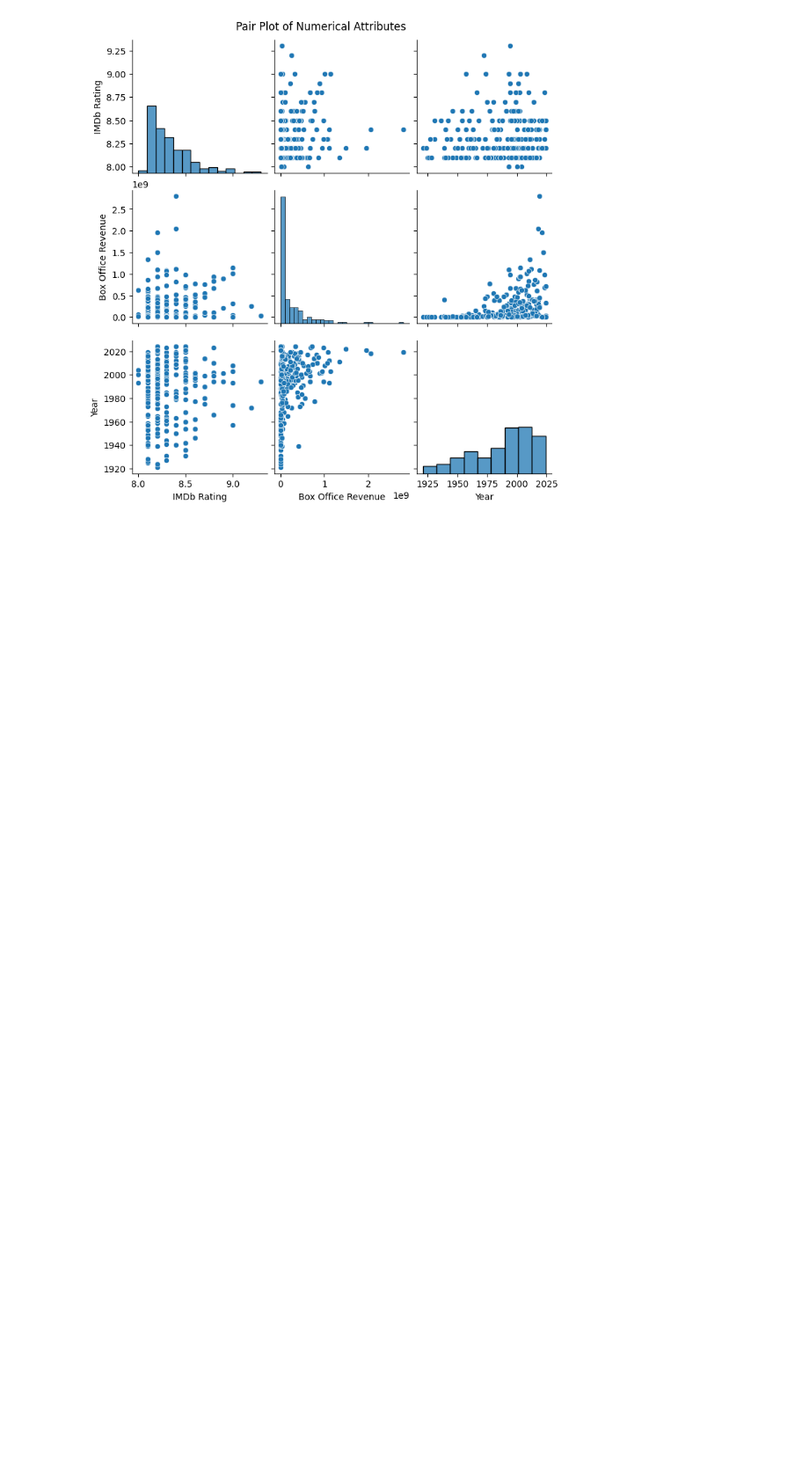
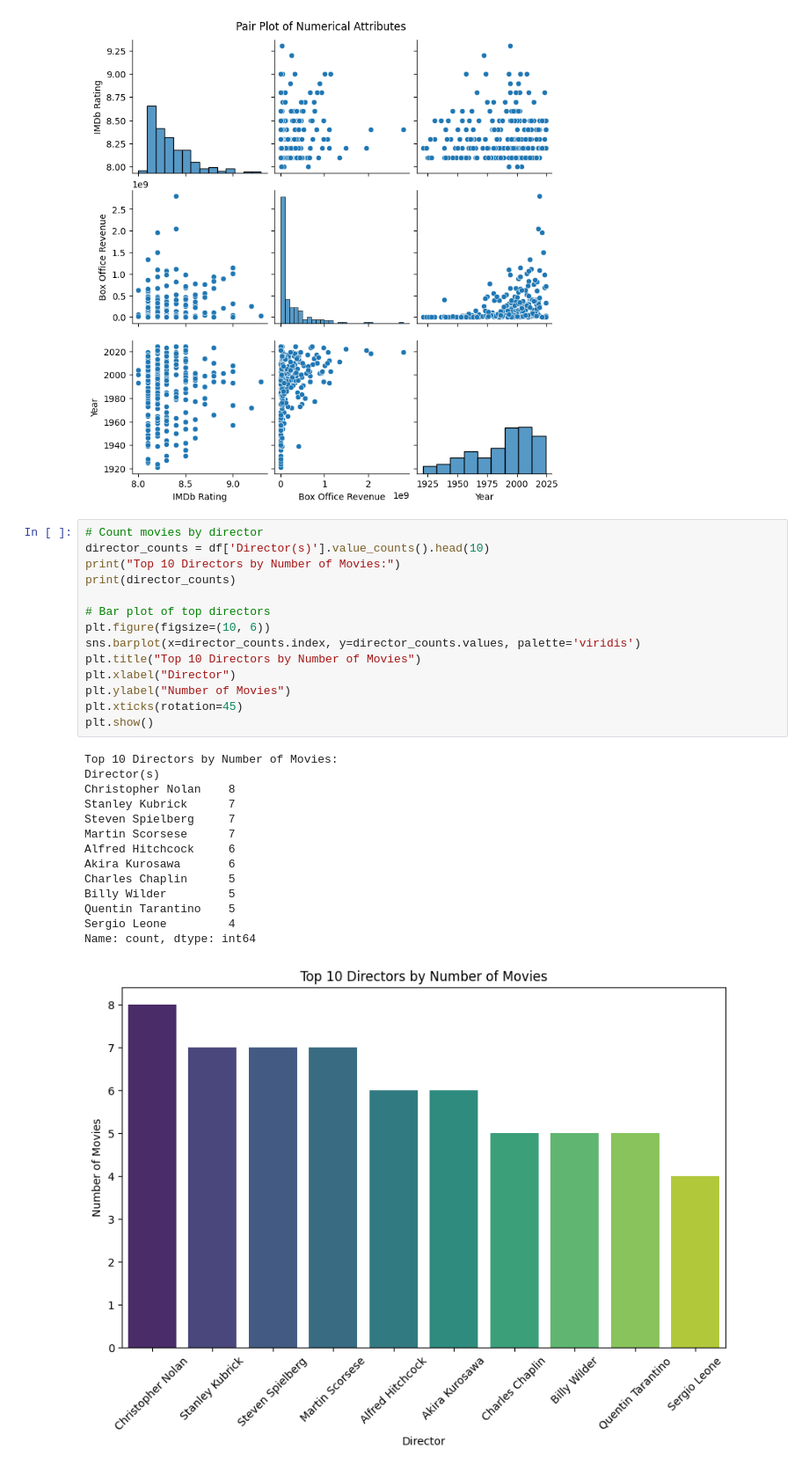
Before and after one commit to lfernando123/EDA-For-IMDbFilms, a Jupyter notebook: notebooks/eda.ipynb, the cells around one changed output. Shown at 88% size. Drawn from its saved outputs; the diff is of its cells as text; blank space fills up the shorter version.

Commit message:
Add codes to analyse recurrent  directors and actors

```diff
--- a/notebooks/eda.ipynb
+++ b/notebooks/eda.ipynb
@@ -389,3 +383,32 @@ plt.suptitle("Pair Plot of Numerical Attributes", y=1.02)
 plt.show()
 # %% [output]
 [figure]
+# %%
+# Count movies by director
+director_counts = df['Director(s)'].value_counts().head(10)
+print("Top 10 Directors by Number of Movies:")
+print(director_counts)
+
+# Bar plot of top directors
+plt.figure(figsize=(10, 6))
+sns.barplot(x=director_counts.index, y=director_counts.values, palette='viridis')
+plt.title("Top 10 Directors by Number of Movies")
+plt.xlabel("Director")
+plt.ylabel("Number of Movies")
+plt.xticks(rotation=45)
+plt.show()
+# %% [output]
+Top 10 Directors by Number of Movies:
+Director(s)
+Christopher Nolan    8
+Stanley Kubrick      7
+Steven Spielberg     7
+Martin Scorsese      7
+Alfred Hitchcock     6
+Akira Kurosawa       6
+Charles Chaplin      5
+Billy Wilder         5
+Quentin Tarantino    5
+Sergio Leone         4
+Name: count, dtype: int64
+[figure, added]
```
Also changed, not shown: parts of 5 cells of this notebook.
